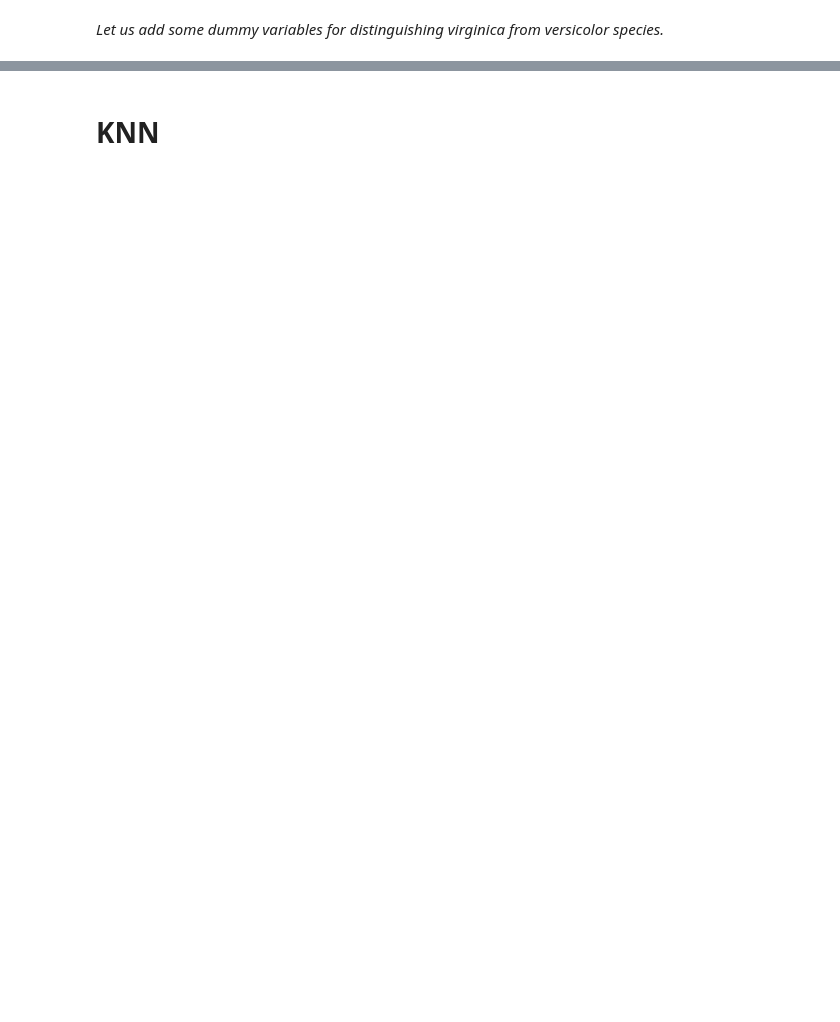
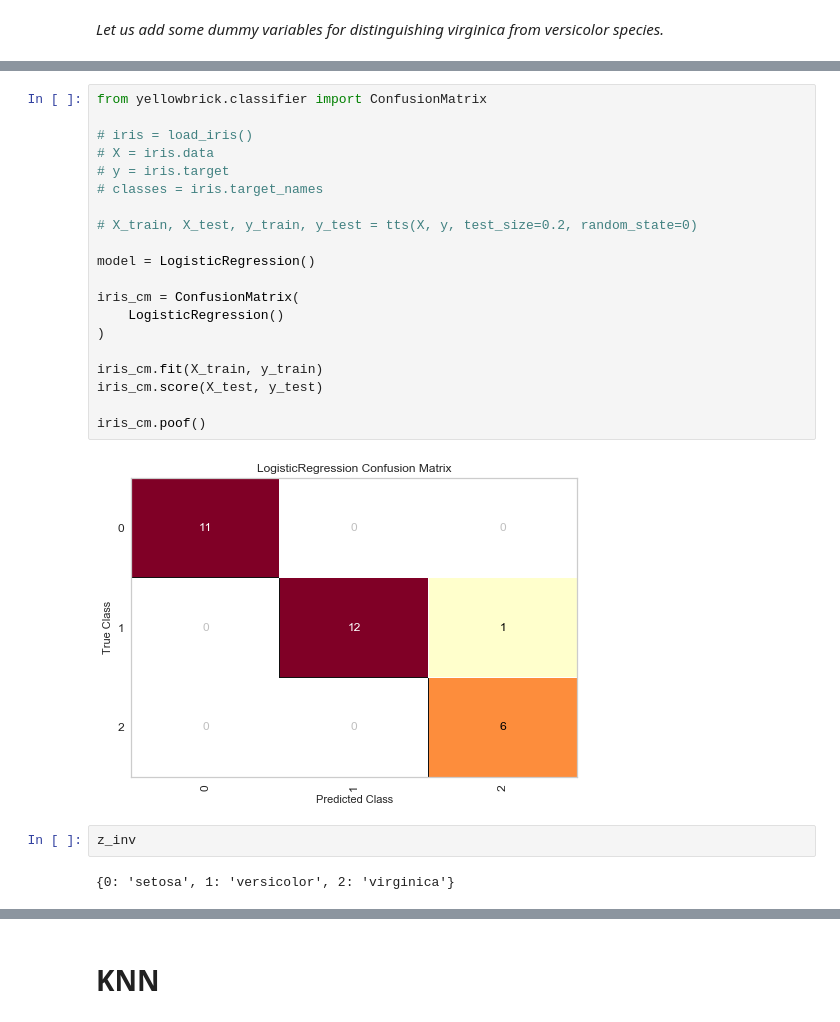
Before and after one commit to mkm29/DataScience, a Jupyter notebook: thinkful/unit/3/1/classify_iris.ipynb, the cells around one changed output, grey strips where cells are left out. Drawn from its saved outputs; the diff is of its cells as text; blank space fills up the shorter version.

```diff
--- a/thinkful/unit/3/1/classify_iris.ipynb
+++ b/thinkful/unit/3/1/classify_iris.ipynb
@@ -163,0 +74,26 @@ R-squared (Test): 1.0000
+# %%
+from yellowbrick.classifier import ConfusionMatrix
+
+# iris = load_iris()
+# X = iris.data
+# y = iris.target
+# classes = iris.target_names
+
+# X_train, X_test, y_train, y_test = tts(X, y, test_size=0.2, random_state=0)
+
+model = LogisticRegression()
+
+iris_cm = ConfusionMatrix(
+    LogisticRegression()
+)
+
+iris_cm.fit(X_train, y_train)
+iris_cm.score(X_test, y_test)
+
+iris_cm.poof()
+# %% [output]
+[figure, added]
+# %%
+z_inv
+# %% [output]
+{0: 'setosa', 1: 'versicolor', 2: 'virginica'}
```
Also changed, not shown: parts of 31 cells of this notebook.
